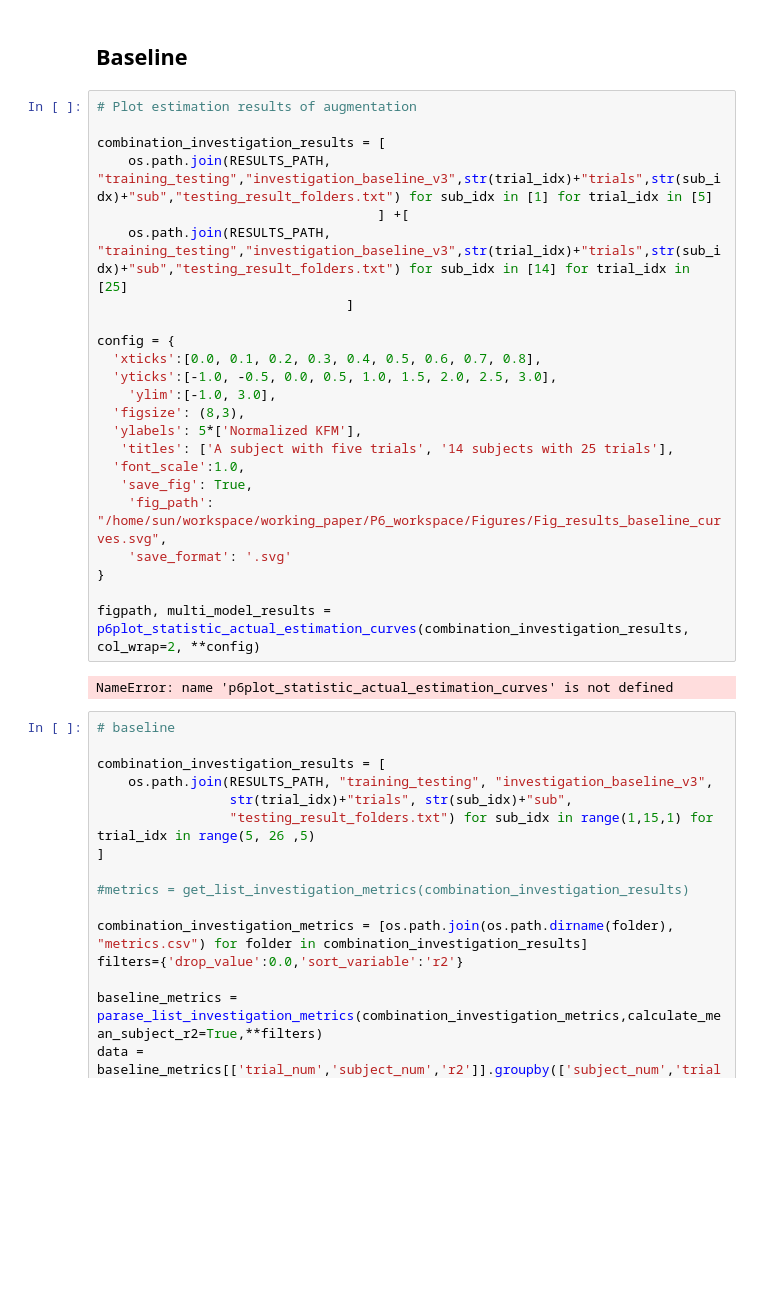
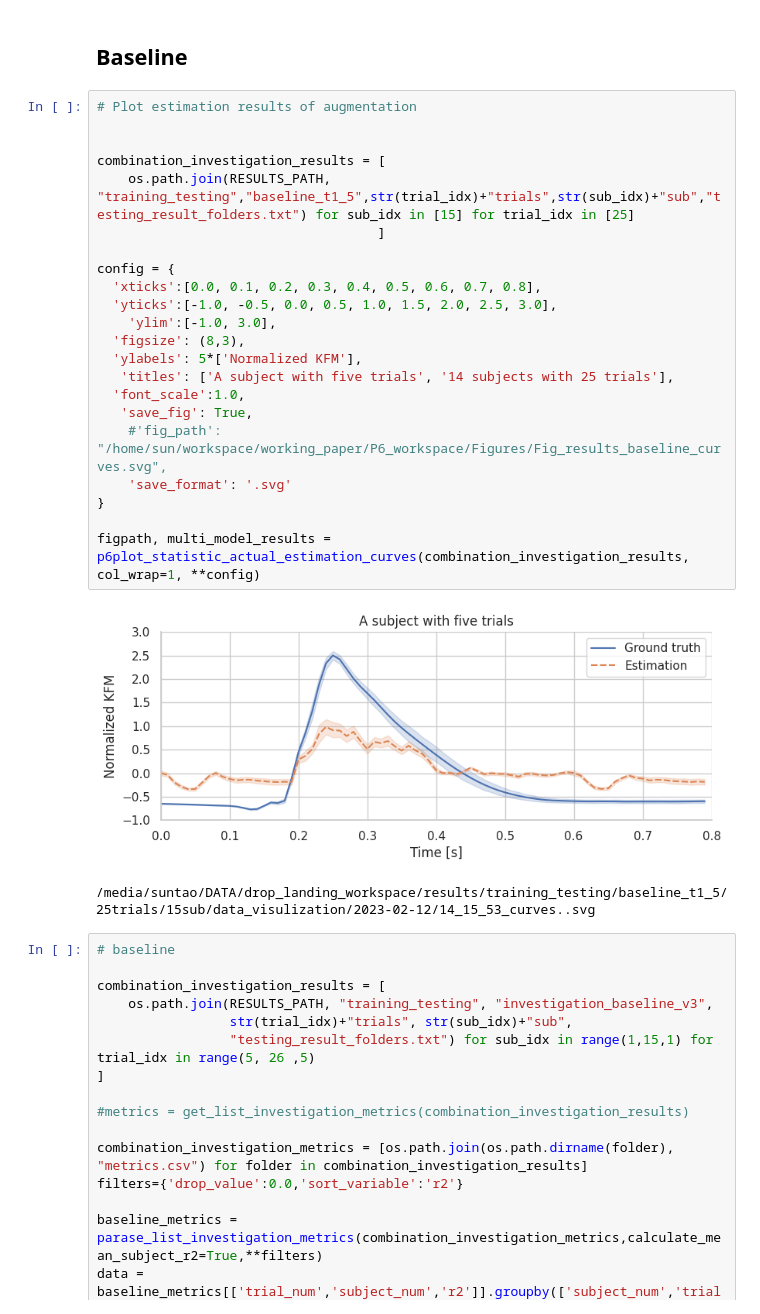
Before and after one commit to sunzhon/transfer_learning_for_droplanding, a Jupyter notebook: jupyter-lab/effect_dataset_size_v2.ipynb, the cells around one changed output. Drawn from its saved outputs; the diff is of its cells as text; blank space fills up the shorter version.

```diff
--- a/jupyter-lab/effect_dataset_size_v2.ipynb
+++ b/jupyter-lab/effect_dataset_size_v2.ipynb
@@ -38,28 +36,28 @@ ModuleNotFoundError: No module named 'CRCF'
 # %%
 # Plot estimation results of augmentation
 
+
 combination_investigation_results = [
-    os.path.join(RESULTS_PATH, "training_testing","investigation_baseline_v3",str(trial_idx)+"trials",str(sub_idx)+"sub","testing_result_folders.txt") for sub_idx in [1] for trial_idx in [5]
-                                    ] +[
-    os.path.join(RESULTS_PATH, "training_testing","investigation_baseline_v3",str(trial_idx)+"trials",str(sub_idx)+"sub","testing_result_folders.txt") for sub_idx in [14] for trial_idx in [25]
-                                ]
+    os.path.join(RESULTS_PATH, "training_testing","baseline_t1_5",str(trial_idx)+"trials",str(sub_idx)+"sub","testing_result_folders.txt") for sub_idx in [15] for trial_idx in [25]
+                                    ]
 
 config = {
   'xticks':[0.0, 0.1, 0.2, 0.3, 0.4, 0.5, 0.6, 0.7, 0.8],
   'yticks':[-1.0, -0.5, 0.0, 0.5, 1.0, 1.5, 2.0, 2.5, 3.0],
     'ylim':[-1.0, 3.0],
   'figsize': (8,3),
   'ylabels': 5*['Normalized KFM'],
    'titles': ['A subject with five trials', '14 subjects with 25 trials'],
   'font_scale':1.0,
    'save_fig': True,
-    'fig_path': "/home/sun/workspace/working_paper/P6_workspace/Figures/Fig_results_baseline_curves.svg",
+    #'fig_path': "/home/sun/workspace/working_paper/P6_workspace/Figures/Fig_results_baseline_curves.svg",
     'save_format': '.svg'
 }
 
-figpath, multi_model_results = p6plot_statistic_actual_estimation_curves(combination_investigation_results, col_wrap=2, **config)
+figpath, multi_model_results = p6plot_statistic_actual_estimation_curves(combination_investigation_results, col_wrap=1, **config)
 # %% [output]
+[figure, added]
-NameError: name 'p6plot_statistic_actual_estimation_curves' is not defined
+/media/suntao/DATA/drop_landing_workspace/results/training_testing/baseline_t1_5/25trials/15sub/data_visulization/2023-02-12/14_15_53_curves..svg
 # %%
 # baseline
 
```
Also changed, not shown: parts of 1 cell of this notebook, 8 other files.
